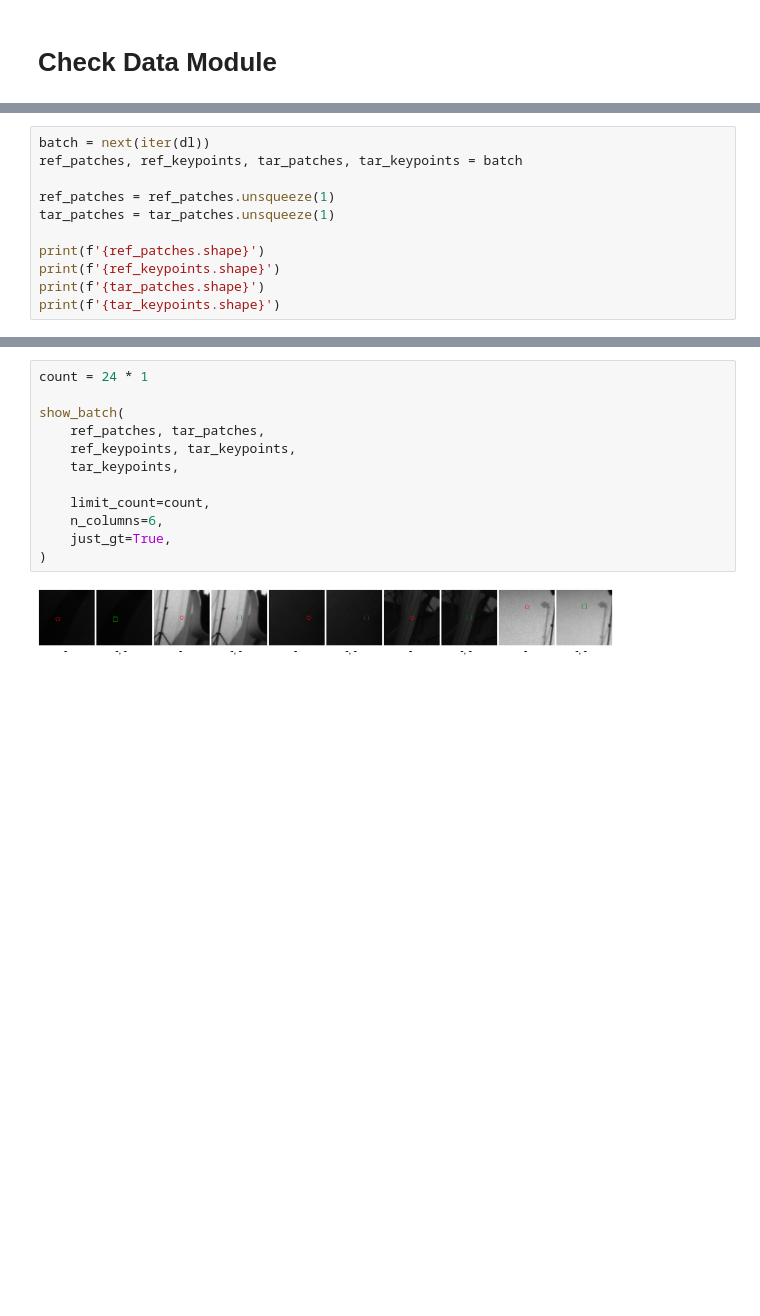
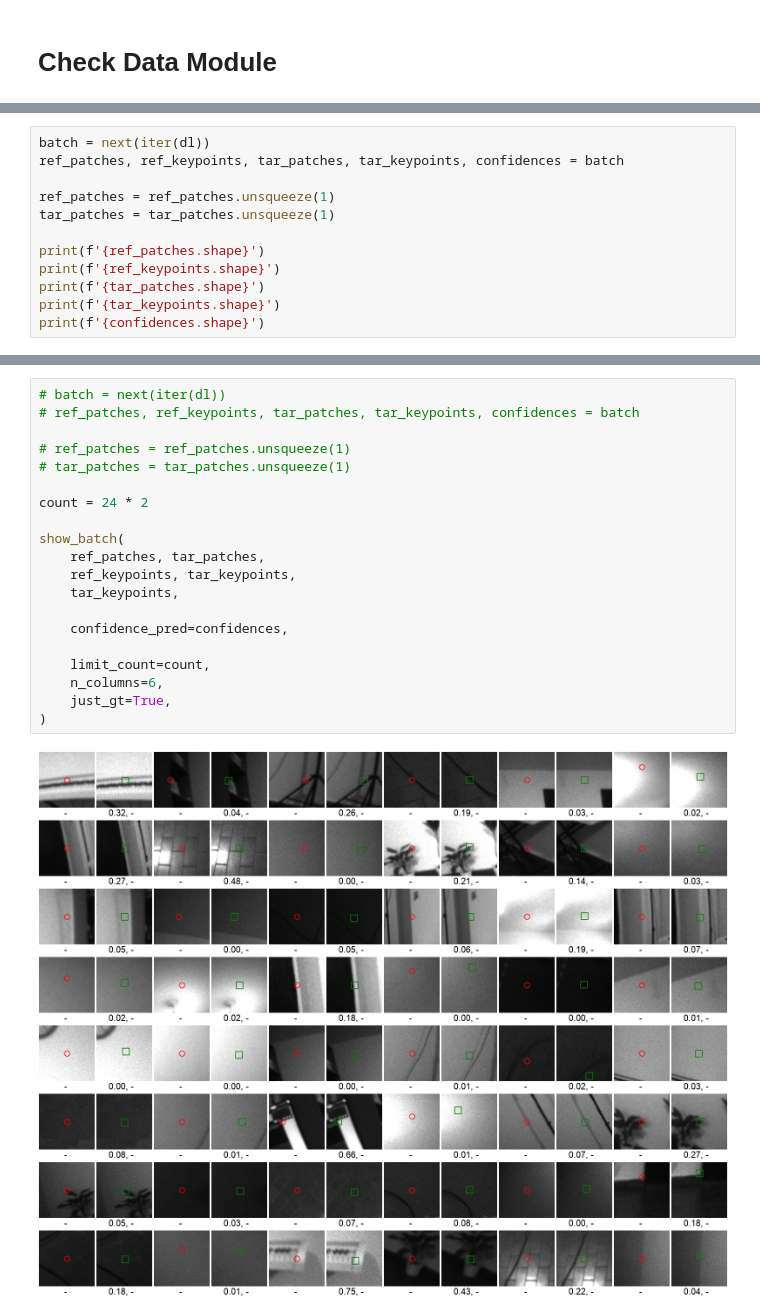
Before and after one commit to pranav-ap/keypoint_matcher, a Jupyter notebook: notebooks/explore_missing.ipynb, the cells around one changed output, grey strips where cells are left out. Cells and saved outputs as stored; diff of their text form; blank space fills up the shorter version.

```diff
--- a/notebooks/explore_missing.ipynb
+++ b/notebooks/explore_missing.ipynb
@@ -43,6 +41,6 @@ INFO     | setup | Validation Dataset  : 40 samples
 # %%
 batch = next(iter(dl))
-ref_patches, ref_keypoints, tar_patches, tar_keypoints = batch
+ref_patches, ref_keypoints, tar_patches, tar_keypoints, confidences = batch
 
 ref_patches = ref_patches.unsqueeze(1)
 tar_patches = tar_patches.unsqueeze(1)
@@ -51,4 +49,5 @@ print(f'{ref_patches.shape}')
 print(f'{ref_keypoints.shape}')
 print(f'{tar_patches.shape}')
 print(f'{tar_keypoints.shape}')
+print(f'{confidences.shape}')
 # %% [output]
@@ -59,14 +59,22 @@ torch.Size([5, 2])
 # %%
-count = 24 * 1
+# batch = next(iter(dl))
+# ref_patches, ref_keypoints, tar_patches, tar_keypoints, confidences = batch
+
+# ref_patches = ref_patches.unsqueeze(1)
+# tar_patches = tar_patches.unsqueeze(1)
+
+count = 24 * 2
 
 show_batch(
     ref_patches, tar_patches,
     ref_keypoints, tar_keypoints,
     tar_keypoints,
 
+    confidence_pred=confidences,
+
     limit_count=count,
     n_columns=6,
     just_gt=True,
 )
 # %% [output]
-[figure, old version]
+[figure, new version]
```
Also changed, not shown: parts of 6 cells of this notebook, 6 other files.
